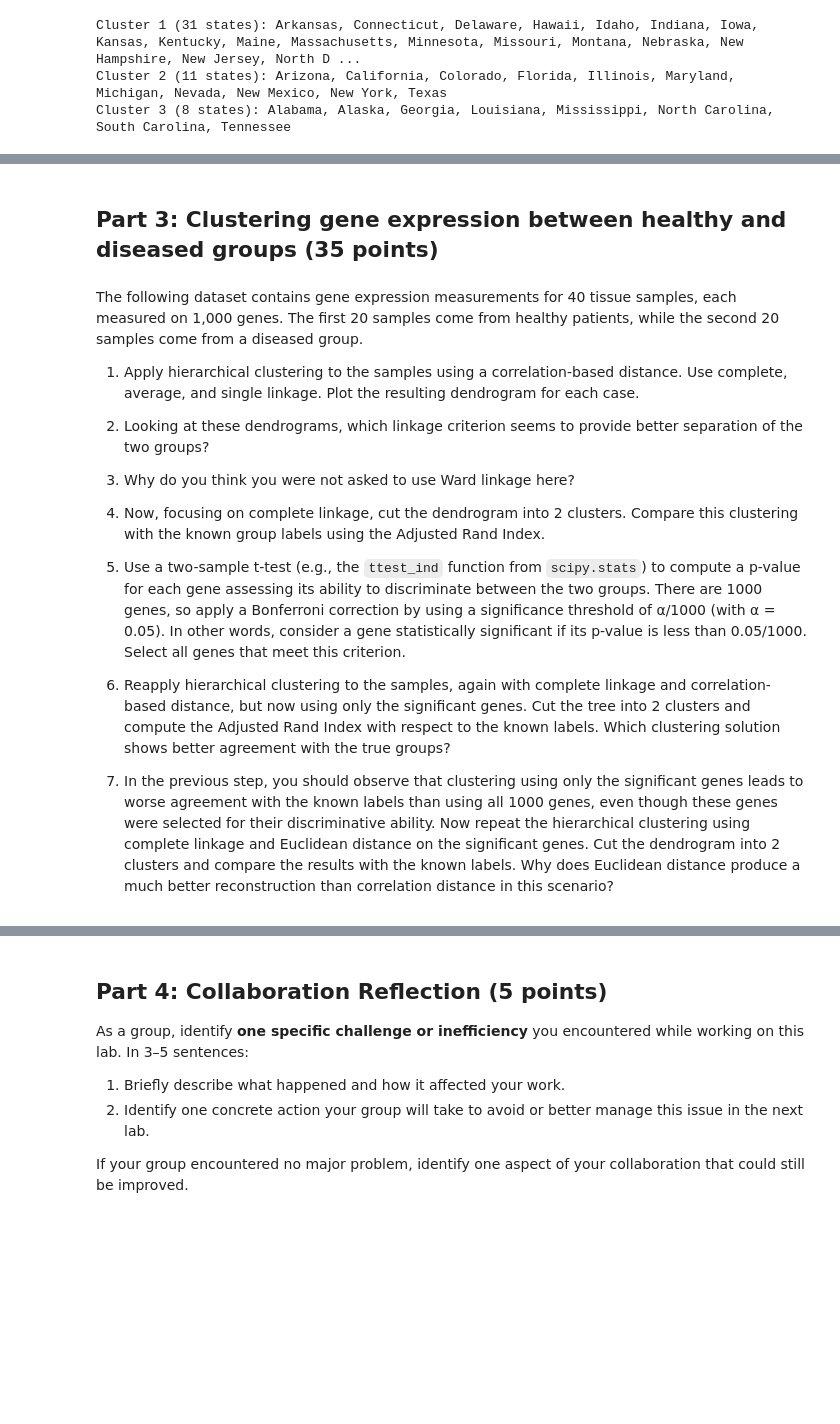
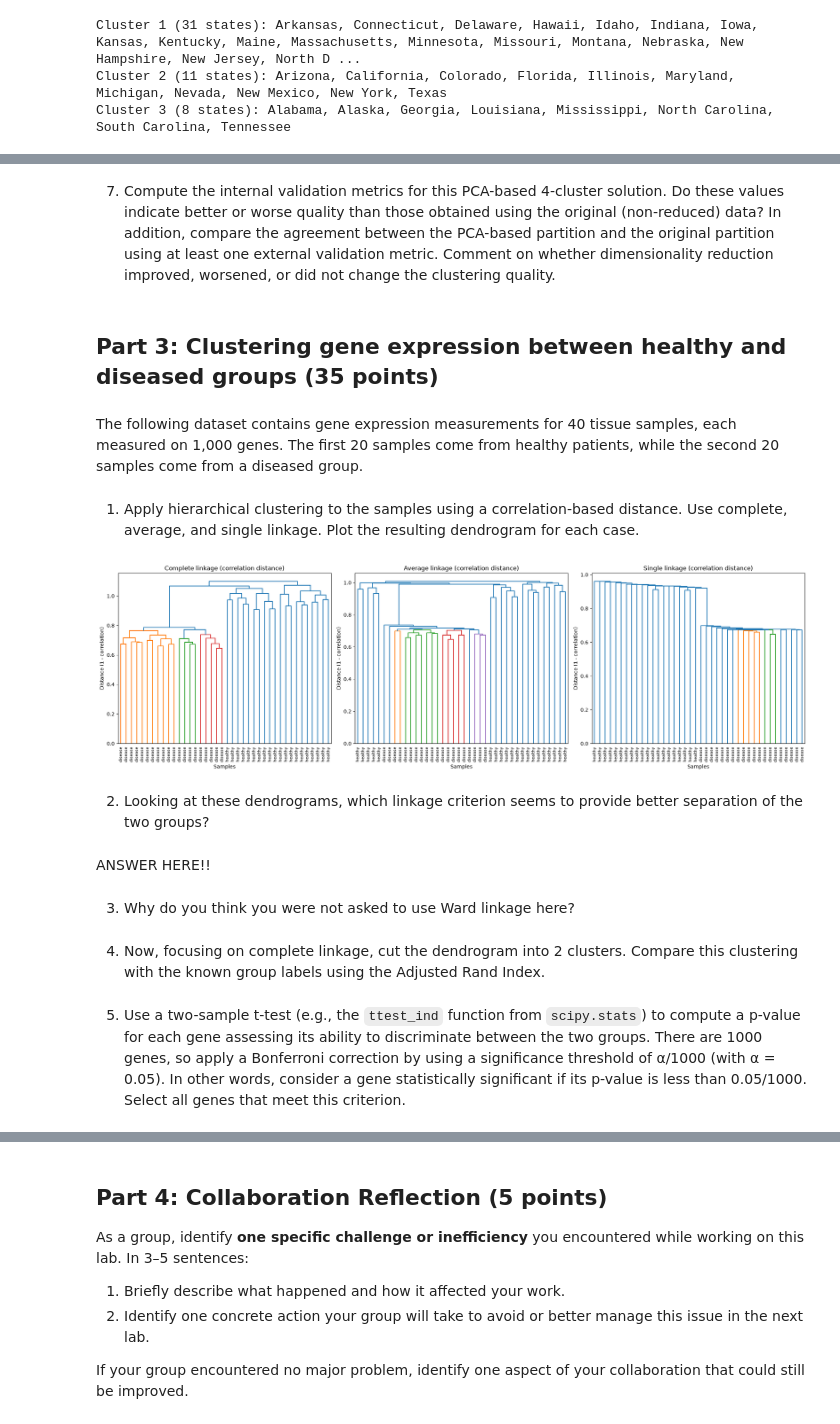
Before and after one commit to natalie-s11/ds4021_lab8, a Jupyter notebook: 08-clustering-real-data.ipynb, the cells around one changed output, grey strips where cells are left out. Cells and saved outputs as stored; diff of their text form; code cells hidden in the pictures; blank space fills up the shorter version.

```diff
--- a/08-clustering-real-data.ipynb
+++ b/08-clustering-real-data.ipynb
@@ -160,21 +190,9 @@ y = pd.read_csv("Lab08-part2_labels.csv").label.to_numpy()
+# %% [markdown]
+7. Compute the internal validation metrics for this PCA-based 4-cluster solution. Do these values indicate better or worse quality than those obtained using the original (non-reduced) data? In addition, compare the agreement between the PCA-based partition and the original partition using at least one external validation metric. Comment on whether dimensionality reduction improved, worsened, or did not change the clustering quality.
 # %% [markdown]
 ## Part 3: Clustering gene expression between healthy and diseased groups (35 points)
 # %% [markdown]
 The following dataset contains gene expression measurements for 40 tissue samples, each measured on 1,000 genes. The first 20 samples come from healthy patients, while the second 20 samples come from a diseased group.
-
-1. Apply hierarchical clustering to the samples using a correlation-based distance. Use complete, average, and single linkage. Plot the resulting dendrogram for each case.
-
-2. Looking at these dendrograms, which linkage criterion seems to provide better separation of the two groups?
-
-3. Why do you think you were not asked to use Ward linkage here?
-
-4. Now, focusing on complete linkage, cut the dendrogram into 2 clusters. Compare this clustering with the known group labels using the Adjusted Rand Index.
-
-5. Use a two-sample t-test (e.g., the `ttest_ind` function from `scipy.stats`) to compute a p-value for each gene assessing its ability to discriminate between the two groups. There are 1000 genes, so apply a Bonferroni correction by using a significance threshold of α/1000 (with α = 0.05). In other words, consider a gene statistically significant if its p-value is less than 0.05/1000. Select all genes that meet this criterion.
-
-6. Reapply hierarchical clustering to the samples, again with complete linkage and correlation-based distance, but now using only the significant genes. Cut the tree into 2 clusters and compute the Adjusted Rand Index with respect to the known labels. Which clustering solution shows better agreement with the true groups?
-
-7. In the previous step, you should observe that clustering using only the significant genes leads to worse agreement with the known labels than using all 1000 genes, even though these genes were selected for their discriminative ability. Now repeat the hierarchical clustering using complete linkage and Euclidean distance on the significant genes. Cut the dendrogram into 2 clusters and compare the results with the known labels. Why does Euclidean distance produce a much better reconstruction than correlation distance in this scenario?
 # %%
 import pandas as pd
 import numpy as np
@@ -182,5 +200,40 @@ import numpy as np
 X = pd.read_csv("Lab08-part3_data.csv") # This is the dataset to use
 # We know that the first 20 observations correspond to healthy patients, and the remaining 20 to disease. Let's create labels then:
 y = np.array(["healthy"]*20 + ["disease"]*20)
+# %% [markdown]
+1. Apply hierarchical clustering to the samples using a correlation-based distance. Use complete, average, and single linkage. Plot the resulting dendrogram for each case.
 # %%
-# USE AS MANY CELLS AS NEEDED
+# imports
+from scipy.cluster.hierarchy import linkage, dendrogram
+from scipy.spatial.distance import pdist
+
+# correlation-based distances
+dist = pdist(X.values, metric="correlation")
+
+methods = ["complete", "average", "single"]
+linkages = {}
+
+fig, axes = plt.subplots(1, 3, figsize=(20, 6))
+
+for ax, method in zip(axes, methods):
+    Z = linkage(dist, method=method)
+    linkages[method] = Z
+    dendrogram(Z, ax=ax, labels=y, leaf_rotation=90, leaf_font_size=8)
+    ax.set_title(f"{method.capitalize()} linkage (correlation distance)")
+    ax.set_xlabel("Samples")
+    ax.set_ylabel("Distance (1 - correlation)")
+plt.tight_layout()
+plt.show()
+# %% [output]
+[figure, added]
+# %% [markdown]
+2. Looking at these dendrograms, which linkage criterion seems to provide better separation of the two groups?
+# %% [markdown]
+ANSWER HERE!!
+# %% [markdown]
+3. Why do you think you were not asked to use Ward linkage here?
+# %% [markdown]
+4. Now, focusing on complete linkage, cut the dendrogram into 2 clusters. Compare this clustering with the known group labels using the Adjusted Rand Index.
+# %% [markdown]
+
+5. Use a two-sample t-test (e.g., the `ttest_ind` function from `scipy.stats`) to compute a p-value for each gene assessing its ability to discriminate between the two groups. There are 1000 genes, so apply a Bonferroni correction by using a significance threshold of α/1000 (with α = 0.05). In other words, consider a gene statistically significant if its p-value is less than 0.05/1000. Select all genes that meet this criterion.
```
Also changed, not shown: parts of 24 cells of this notebook.
